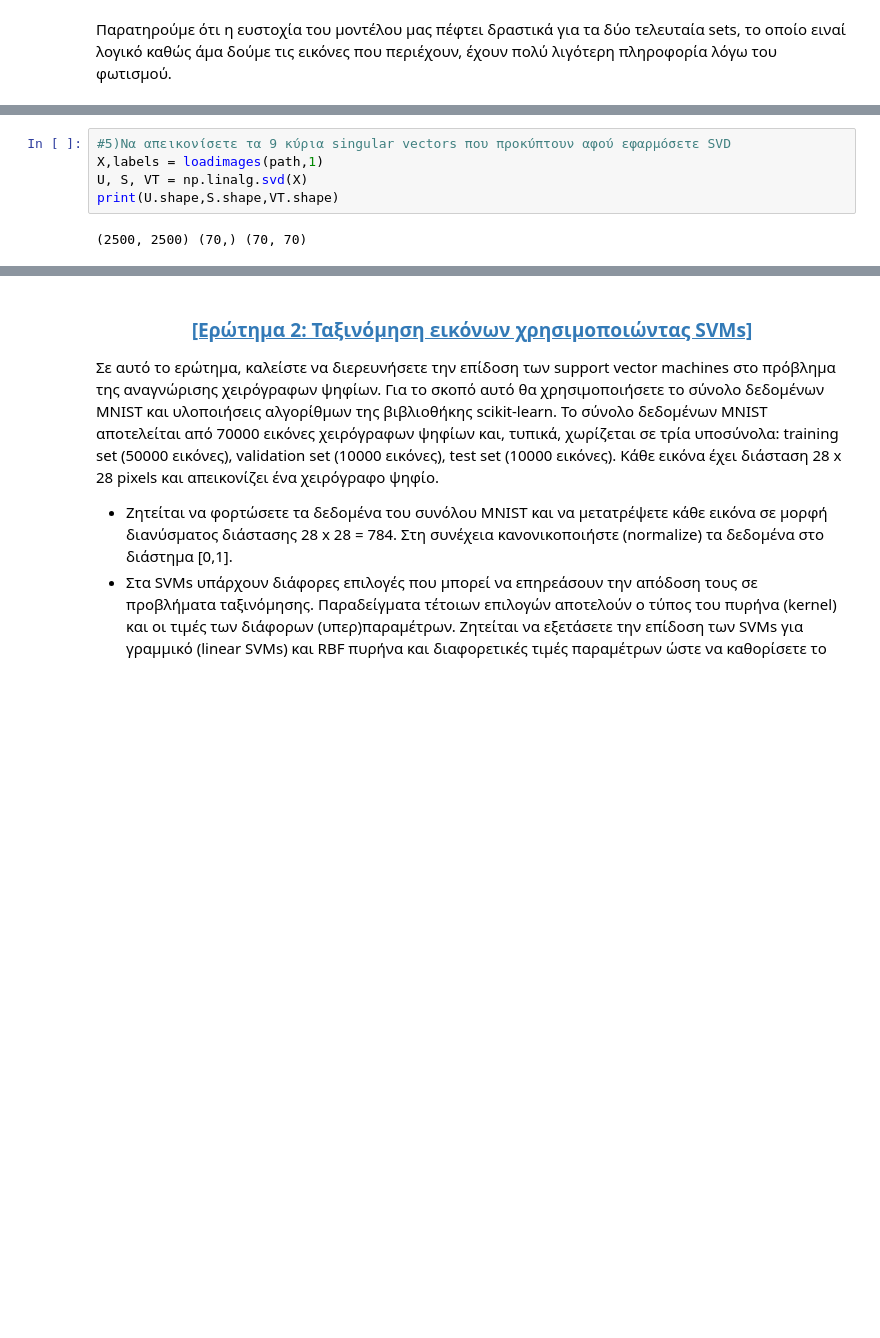
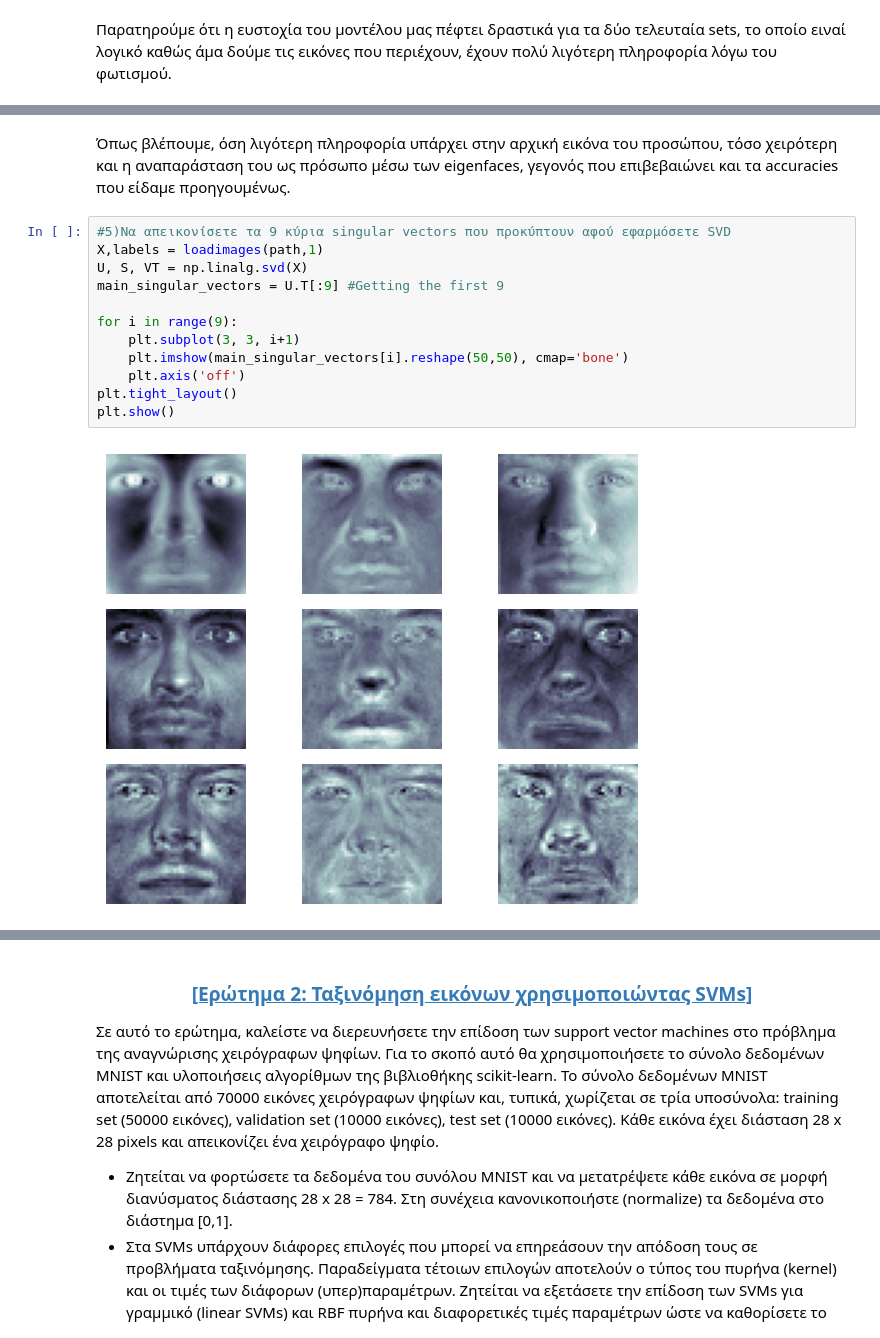
Before and after one commit to UpTheShipCreek/Machine_Learning_2, a Jupyter notebook: Panagiotopoulos_1115201700113.ipynb, the cells around one changed output, grey strips where cells are left out. Drawn from its saved outputs; the diff is of its cells as text; blank space fills up the shorter version.

```diff
--- a/Panagiotopoulos_1115201700113.ipynb
+++ b/Panagiotopoulos_1115201700113.ipynb
@@ -235,7 +216,16 @@ for i in range(1,6):
+# %% [markdown]
+Όπως βλέπουμε, όση λιγότερη πληροφορία υπάρχει στην αρχική εικόνα του προσώπου, τόσο χειρότερη και η αναπαράσταση του ως πρόσωπο μέσω των eigenfaces, γεγονός που επιβεβαιώνει και τα accuracies που είδαμε προηγουμένως.
 # %%
 #5)Να απεικονίσετε τα 9 κύρια singular vectors που προκύπτουν αφού εφαρμόσετε SVD
 X,labels = loadimages(path,1)
 U, S, VT = np.linalg.svd(X)
-print(U.shape,S.shape,VT.shape)
+main_singular_vectors = U.T[:9] #Getting the first 9
+
+for i in range(9):
+    plt.subplot(3, 3, i+1)
+    plt.imshow(main_singular_vectors[i].reshape(50,50), cmap='bone')
+    plt.axis('off')
+plt.tight_layout()
+plt.show()
 # %% [output]
-(2500, 2500) (70,) (70, 70)
+[figure, added]
```
Also changed, not shown: parts of 13 cells of this notebook.
